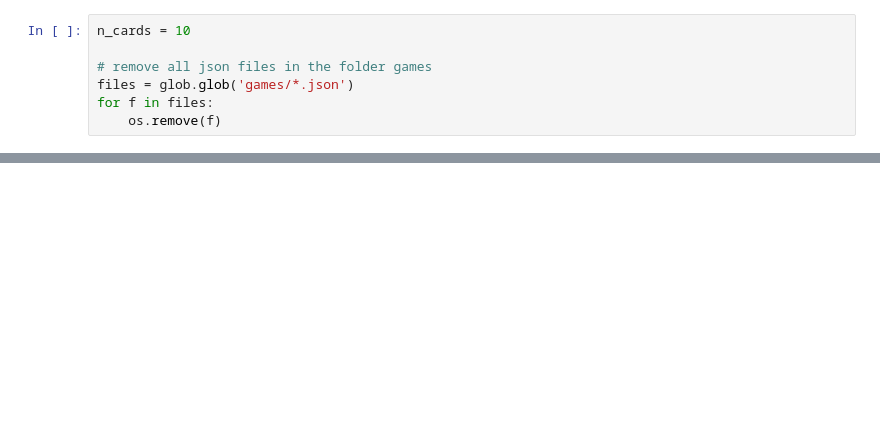
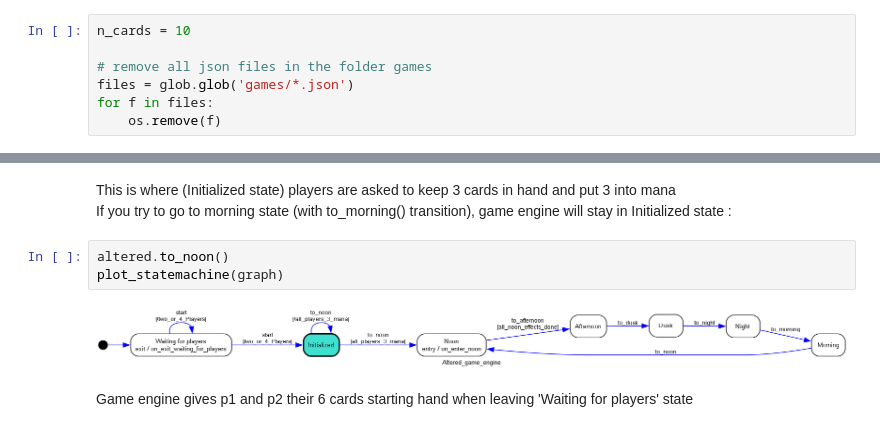
Before and after one commit to jordyBonnet/altered_solo, a Jupyter notebook: game_engine_tests.ipynb, the cells around one changed output, grey strips where cells are left out. Cells and saved outputs as stored; diff of their text form; blank space fills up the shorter version.

```diff
--- a/game_engine_tests.ipynb
+++ b/game_engine_tests.ipynb
@@ -50,0 +58,10 @@ plot_statemachine(graph)
+# %% [markdown]
+This is where (Initialized state) players are asked to keep 3 cards in hand and put 3 into mana<br>
+If you try to go to morning state (with to_morning() transition), game engine will stay in Initialized state :
+# %%
+altered.to_noon()
+plot_statemachine(graph)
+# %% [output]
+[figure, added]
+# %% [markdown]
+Game engine gives p1 and p2 their 6 cards starting hand when leaving 'Waiting for players' state
```
Also changed, not shown: parts of 13 cells of this notebook, 11 other files.
